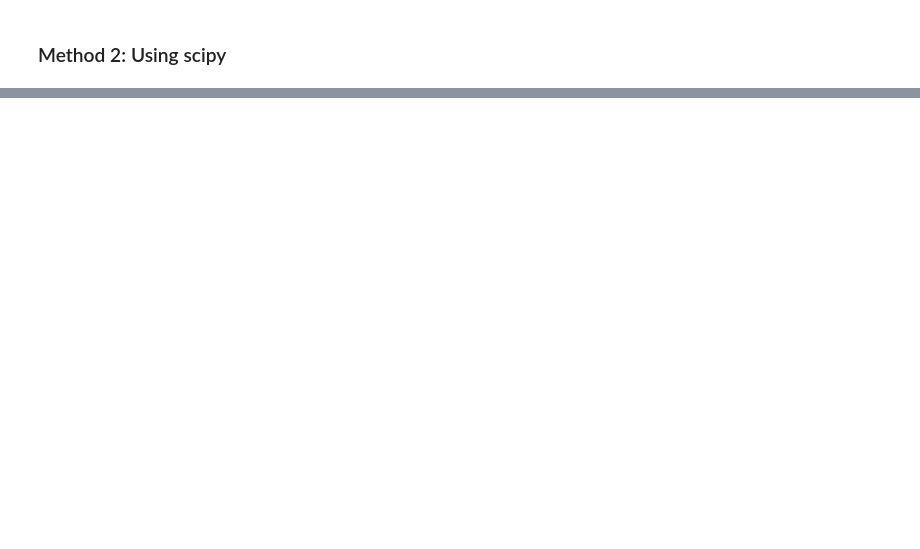
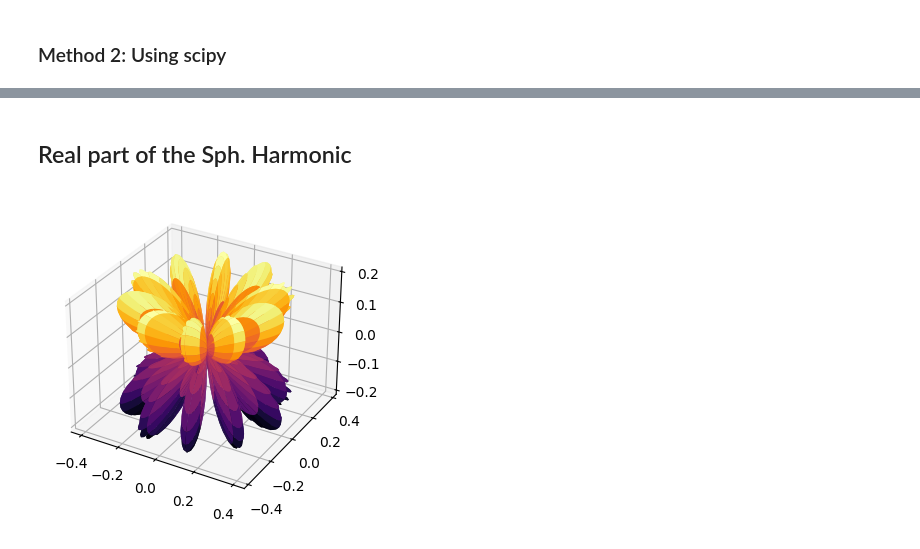
Before and after one commit to wbandabarragan/quantum-mechanics-1, a Jupyter notebook: python-notebooks/python4QM_11.ipynb, the cells around one changed output, grey strips where cells are left out. Cells and saved outputs as stored; diff of their text form; code cells hidden in the pictures; blank space fills up the shorter version.

```diff
--- a/python-notebooks/python4QM_11.ipynb
+++ b/python-notebooks/python4QM_11.ipynb
@@ -160,0 +163,11 @@ plt.show()
+# %%
+# Fix l and m
+l, m = 6, -5
+# Define our target spherical harmonic (New consistent function)
+sph_harmonic = spe.sph_harm_y(l, m, Tht, Phi)
+
+# Double check
+# print(sph_harmonic.real)
+# print(sph_harmonic.imag)
+
+# print(sph_harmonic.shape)
@@ -160,0 +189,15 @@ plt.show()
+# %% [markdown]
+## Real part of the Sph. Harmonic
+# %%
+# Get the coordinates
+x_1, y_1, z_1 = spherical_coordinates(np.abs(sph_harmonic.real), Tht, Phi)
+# %%
+fig = plt.figure(figsize=(5,4))
+
+ax = fig.add_subplot(111, projection= "3d")
+
+ax.plot_surface(x_1, y_1, z_1, cmap = "inferno")
+
+plt.show()
+# %% [output]
+[figure, added]
```
Also changed, not shown: parts of 11 cells of this notebook.
